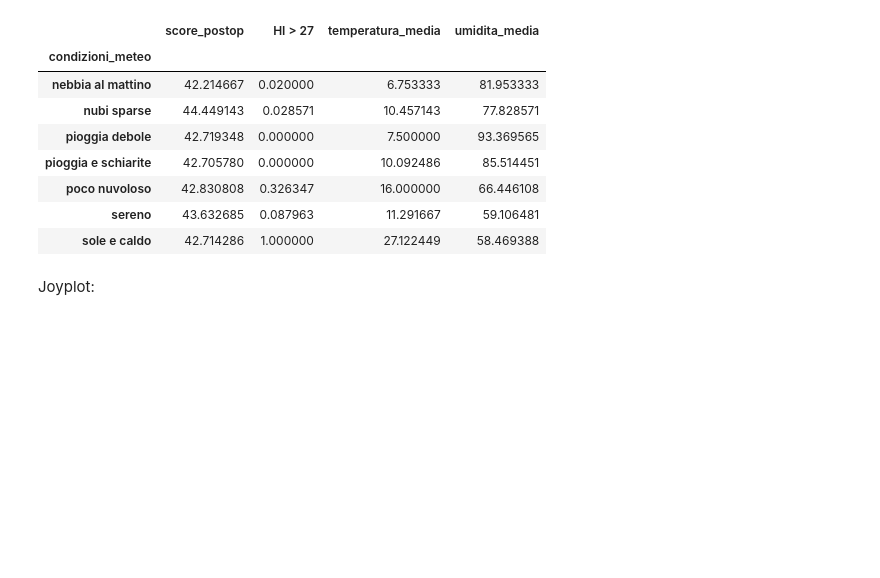
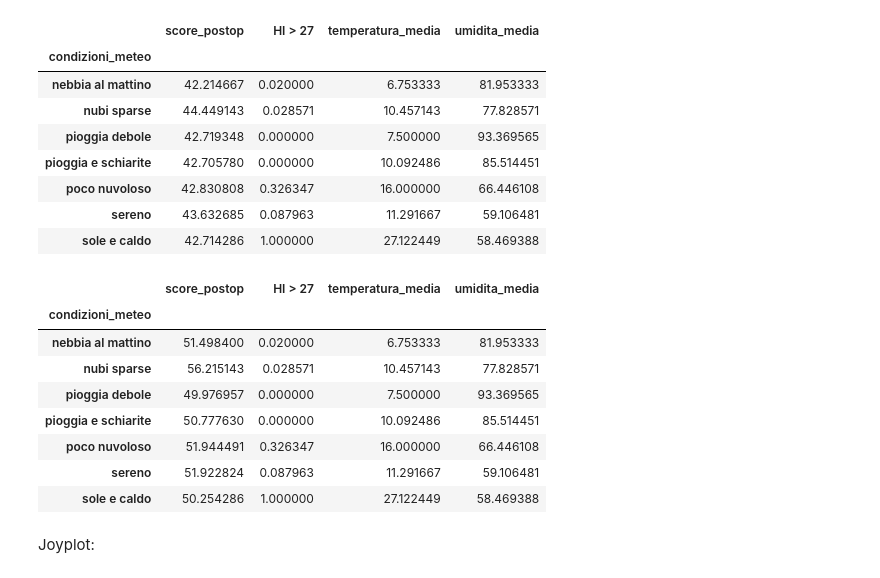
Before and after one commit to giocoal/surgery-PROMs-score-and-weather-conditions-data-visualizations, a Jupyter notebook: Compitino.ipynb, the cells around one changed output. Saved outputs shown, nothing was run; the diff lists cells and outputs as text; code cells hidden in the pictures; blank space fills up the shorter version.

```diff
--- a/Compitino.ipynb
+++ b/Compitino.ipynb
@@ -359,6 +418,18 @@ temp3.groupby(['condizioni_meteo']).mean()
 | poco nuvoloso | 42.830808 | 0.326347 | 16.000000 | 66.446108 |
 | sereno | 43.632685 | 0.087963 | 11.291667 | 59.106481 |
 | sole e caldo | 42.714286 | 1.000000 | 27.122449 | 58.469388 |
+# %%
+temp4.groupby(['condizioni_meteo']).mean()
+# %% [output]
+|  | score_postop | HI > 27 | temperatura_media | umidita_media |
+| condizioni_meteo |  |  |  |  |
+| nebbia al mattino | 51.498400 | 0.020000 | 6.753333 | 81.953333 |
+| nubi sparse | 56.215143 | 0.028571 | 10.457143 | 77.828571 |
+| pioggia debole | 49.976957 | 0.000000 | 7.500000 | 93.369565 |
+| pioggia e schiarite | 50.777630 | 0.000000 | 10.092486 | 85.514451 |
+| poco nuvoloso | 51.944491 | 0.326347 | 16.000000 | 66.446108 |
+| sereno | 51.922824 | 0.087963 | 11.291667 | 59.106481 |
+| sole e caldo | 50.254286 | 1.000000 | 27.122449 | 58.469388 |
 # %% [markdown]
 Joyplot:
 # %%
```
Also changed, not shown: parts of 11 cells of this notebook.
